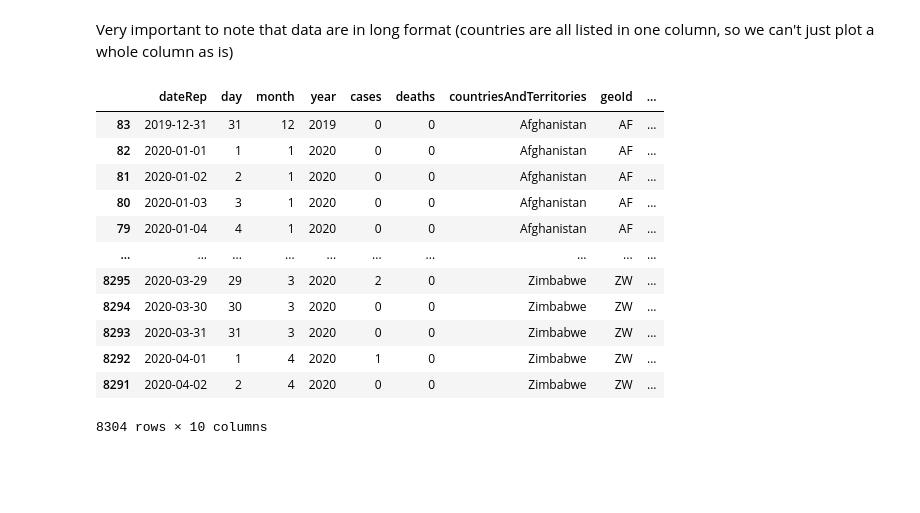
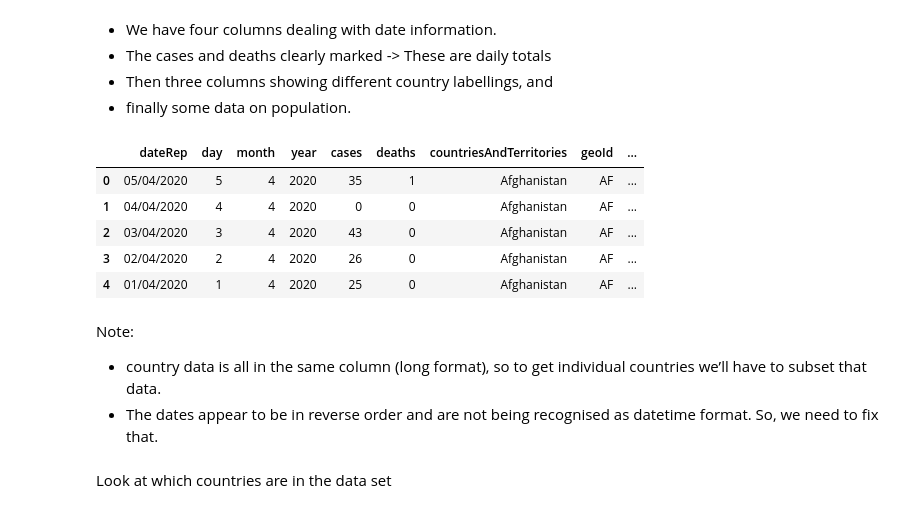
Before and after one commit to LUNDR/covid-19, a Jupyter notebook: Basic_charts.ipynb, the cells around one changed output. Cells and saved outputs as stored; diff of their text form; code cells hidden in the pictures; blank space fills up the shorter version.

```diff
--- a/Basic_charts.ipynb
+++ b/Basic_charts.ipynb
@@ -33,21 +31,21 @@ memory usage: 648.9+ KB
-# %% [markdown]
-Very important to note that data are in long format (countries are all listed in one column, so we can't just plot a whole column as is)
+# %% [markdown]
+* We have four columns dealing with date information.
+* The cases and deaths clearly marked -> These are daily totals
+* Then three columns showing different country labellings, and
+* finally some data on population.
 # %%
-data
+data.head()
 # %% [output]
 |  | dateRep | day | month | year | cases | deaths | countriesAndTerritories | geoId | ... |
-| 83 | 2019-12-31 | 31 | 12 | 2019 | 0 | 0 | Afghanistan | AF | ... |
-| 82 | 2020-01-01 | 1 | 1 | 2020 | 0 | 0 | Afghanistan | AF | ... |
-| 81 | 2020-01-02 | 2 | 1 | 2020 | 0 | 0 | Afghanistan | AF | ... |
-| 80 | 2020-01-03 | 3 | 1 | 2020 | 0 | 0 | Afghanistan | AF | ... |
-| 79 | 2020-01-04 | 4 | 1 | 2020 | 0 | 0 | Afghanistan | AF | ... |
-| ... | ... | ... | ... | ... | ... | ... | ... | ... | ... |
-| 8295 | 2020-03-29 | 29 | 3 | 2020 | 2 | 0 | Zimbabwe | ZW | ... |
-| 8294 | 2020-03-30 | 30 | 3 | 2020 | 0 | 0 | Zimbabwe | ZW | ... |
-| 8293 | 2020-03-31 | 31 | 3 | 2020 | 0 | 0 | Zimbabwe | ZW | ... |
-| 8292 | 2020-04-01 | 1 | 4 | 2020 | 1 | 0 | Zimbabwe | ZW | ... |
-| 8291 | 2020-04-02 | 2 | 4 | 2020 | 0 | 0 | Zimbabwe | ZW | ... |
+| 0 | 05/04/2020 | 5 | 4 | 2020 | 35 | 1 | Afghanistan | AF | ... |
+| 1 | 04/04/2020 | 4 | 4 | 2020 | 0 | 0 | Afghanistan | AF | ... |
+| 2 | 03/04/2020 | 3 | 4 | 2020 | 43 | 0 | Afghanistan | AF | ... |
+| 3 | 02/04/2020 | 2 | 4 | 2020 | 26 | 0 | Afghanistan | AF | ... |
+| 4 | 01/04/2020 | 1 | 4 | 2020 | 25 | 0 | Afghanistan | AF | ... |
-8304 rows × 10 columns
+# %% [markdown]
+Note:
+* country data is all in the same column (long format), so to get individual countries we’ll have to subset that data.
+* The dates appear to be in reverse order and are not being recognised as datetime format. So, we need to fix that.
 # %%
 # make datetime
 data['dateRep'] = pd.to_datetime(data['dateRep'], dayfirst=True)
@@ -57,3 +55,5 @@ data.sort_values(by=['countriesAndTerritories','dateRep'], ascending = True, inp
 
 #reindex the data now its sorted to prevent errors when creating aggregates
 data = data.reindex()
+# %% [markdown]
+Look at which countries are in the data set
```
Also changed, not shown: parts of 24 cells of this notebook, 4 other files.
